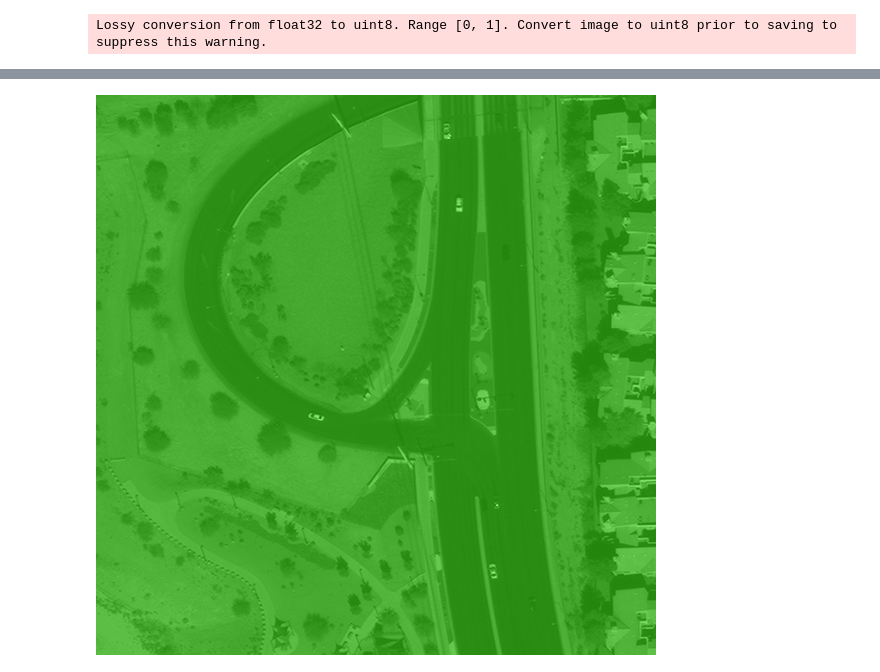
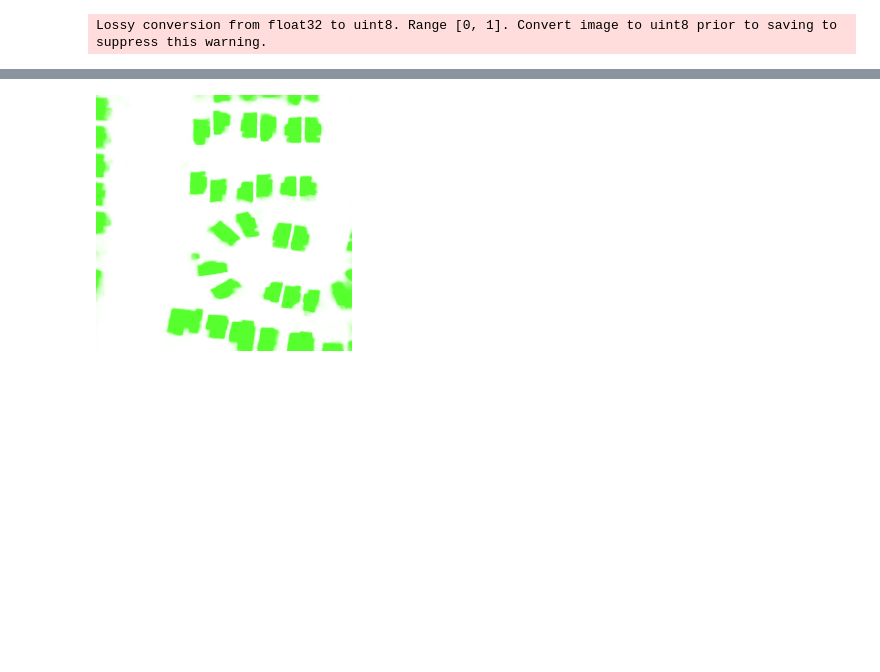
Before and after one commit to wp-cdas/UNet-Humphries, a Jupyter notebook: trainUnet.ipynb, the cells around one changed output, grey strips where cells are left out. Drawn from its saved outputs; the diff is of its cells as text; code cells hidden in the pictures; blank space fills up the shorter version.

```diff
--- a/trainUnet.ipynb
+++ b/trainUnet.ipynb
@@ -125,0 +130,4 @@ Lossy conversion from float32 to uint8. Range [0, 1]. Convert image to uint8 pri
+# %%
+model = unet('unet_membrane_AllTrain_8.hdf5')
+model.load_weights("Humphries_Bragg_Weights.hdf5")
+#model.load_weights('unet_membrane_AllTrain_8.hdf5')
@@ -140,6 +154,7 @@ def predImgGen2(imgPath, target_size=(256,256)):
     img = np.reshape(img,(1,)+img.shape)
     return img
 # %%
+maskImg_List = []
 test_dir = '/data/spacenet/bldg/AllTest/PAN-PNG'
 for i,j,k in os.walk(test_dir):
     for file in k:
@@ -158,6 +173,7 @@ for i,j,k in os.walk(test_dir):
                     maskArrThresh[row, col, 3] = 255 - int(predRe[row, col] * 255)
             maskArrThresh = maskArrThresh.astype("uint8")
             maskImg = Image.fromarray(maskArrThresh, 'RGBA')
+            maskImg_List += [maskImg]
 
             PANImg = Image.open(PANImgPath)
             PANImgT = PANImg.convert('RGBA')
@@ -170,4 +188,4 @@ for i,j,k in os.walk(test_dir):
-# %%
-comp
-# %% [output]
-[figure, removed]
+# %%
+maskImg_List[2]
+# %% [output]
+[figure, added]
```
Also changed, not shown: parts of 12 cells of this notebook, 9 other files.
